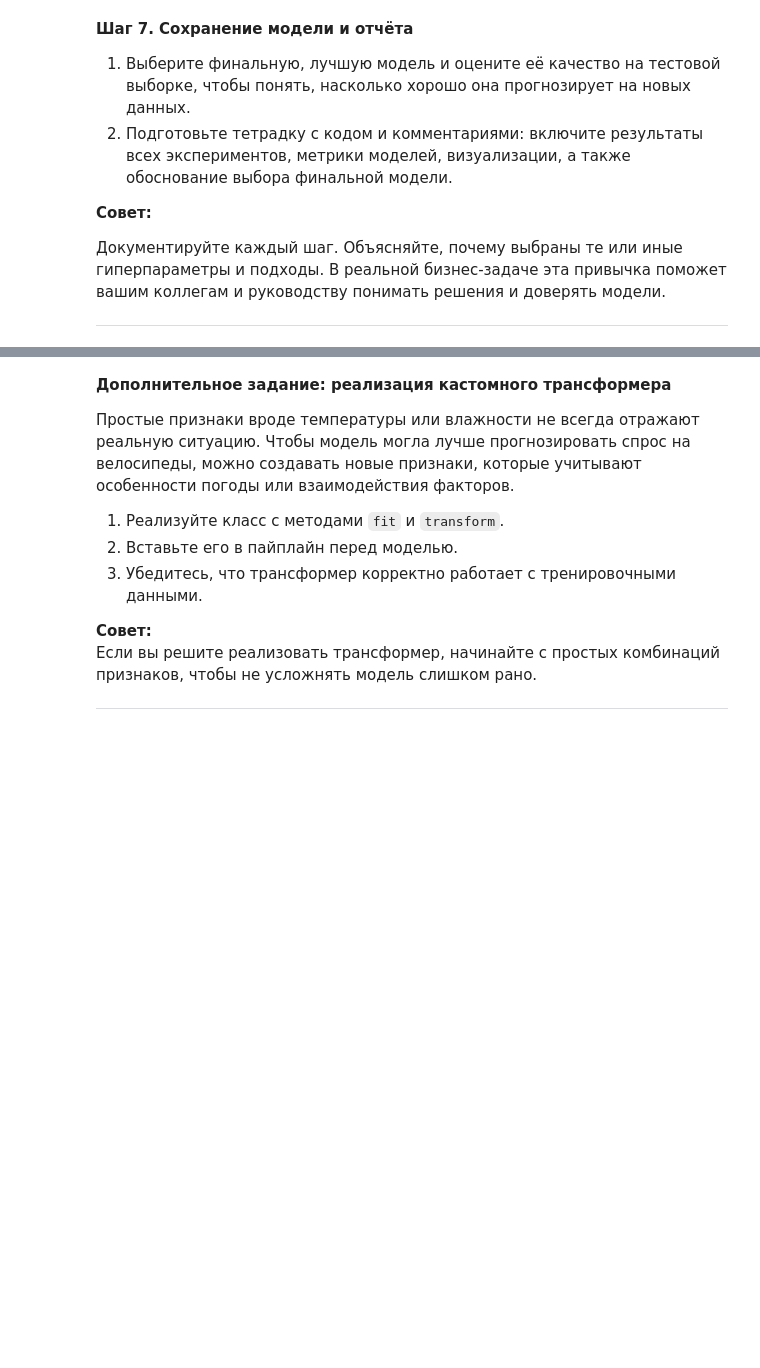
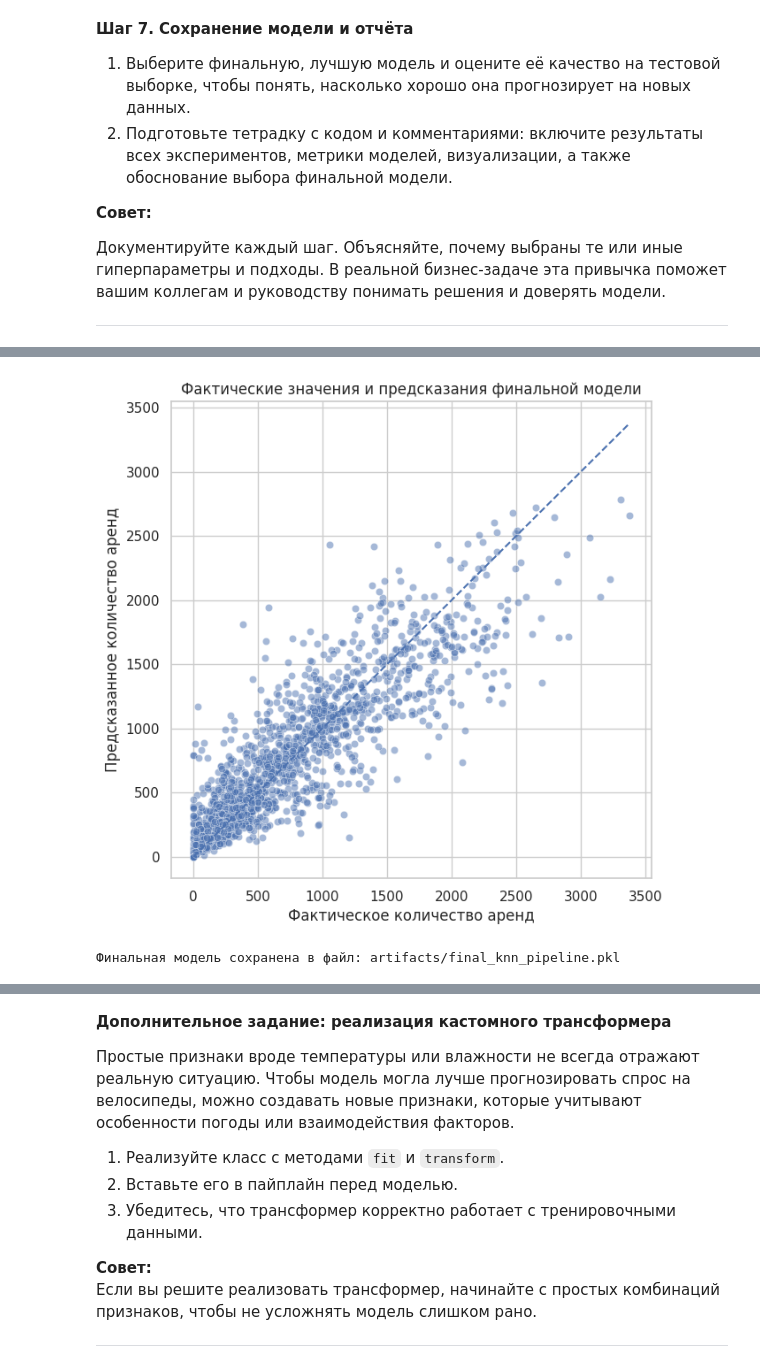
Before and after one commit to 2Myaka2/DataScience_projects, a Jupyter notebook: Project_KNN_TREE.ipynb, the cells around one changed output, grey strips where cells are left out. Saved outputs shown, nothing was run; the diff lists cells and outputs as text; code cells hidden in the pictures; blank space fills up the shorter version.

```diff
--- a/Project_KNN_TREE.ipynb
+++ b/Project_KNN_TREE.ipynb
@@ -1564,0 +1674,34 @@ plt.show()
+# %%
+plt.figure(figsize=(7, 7))
+
+sns.scatterplot(
+    x=y_test,
+    y=final_test_pred,
+    alpha=0.5
+)
+
+plt.plot(
+    [y_test.min(), y_test.max()],
+    [y_test.min(), y_test.max()],
+    linestyle="--"
+)
+
+plt.title("Фактические значения и предсказания финальной модели")
+plt.xlabel("Фактическое количество аренд")
+plt.ylabel("Предсказанное количество аренд")
+plt.show()
+# %% [output]
+[figure, added]
+# %%
+# Сохранение финальной модели
+
+artifacts_dir = Path("artifacts")
+artifacts_dir.mkdir(exist_ok=True)
+
+final_model_path = artifacts_dir / "final_knn_pipeline.pkl"
+
+joblib.dump(final_model, final_model_path)
+
+print(f"Финальная модель сохранена в файл: {final_model_path}")
+# %% [output]
+Финальная модель сохранена в файл: artifacts/final_knn_pipeline.pkl
```
Also changed, not shown: parts of 11 cells of this notebook, 2 other files.
